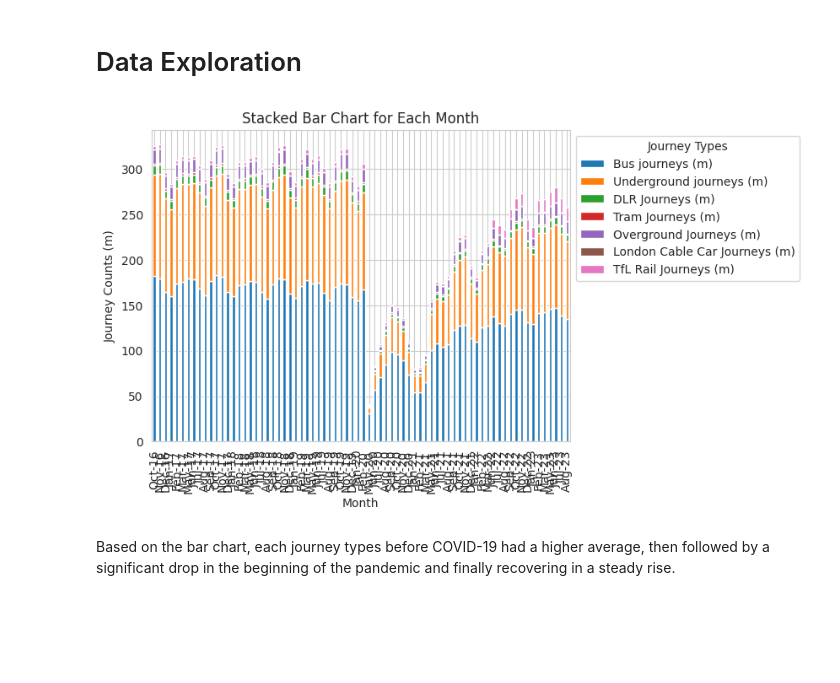
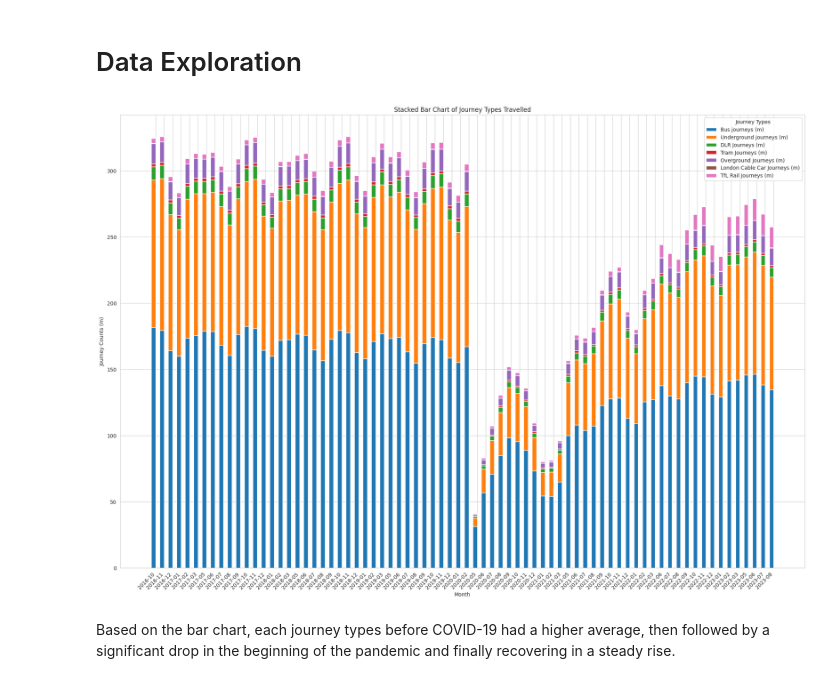
Before and after one commit to adhl-0216/MTU-Data-Analytics-Final-CA, a Jupyter notebook: London Public Transport Analysis.ipynb, the cells around one changed output. Cells and saved outputs as stored; diff of their text form; code cells hidden in the pictures; blank space fills up the shorter version.

```diff
--- a/London Public Transport Analysis.ipynb
+++ b/London Public Transport Analysis.ipynb
@@ -173,19 +172,37 @@ df
 74 rows × 8 columns
 # %% [markdown]
 # Data Exploration
-# %%
-import matplotlib.pyplot as plt
-
-df.iloc[:,:-1].plot(kind='bar', stacked=True)
-
-
-plt.title('Stacked Bar Chart for Each Month')
-plt.xlabel('Month')
-plt.ylabel('Journey Counts (m)')
-plt.legend(title='Journey Types', bbox_to_anchor=(1, 1))
-plt.show()
-# %% [output]
-[figure, removed]
+# %%
+import matplotlib.pyplot as plt
+import numpy as np
+
+
+# Extract journey types
+journey_types = df.iloc[:, :-1]
+
+# Plotting a stacked bar chart with increased spacing
+fig, ax = plt.subplots(figsize=(24, 16))
+
+# Adjust bar width and add some padding
+bar_width = 0.5  # Adjust as needed
+bar_padding = 0.5  # Adjust as needed
+num_months = len(df)
+bar_positions = np.arange(num_months) * (bar_width + bar_padding)
+
+# Plot each journey type with cumulative sum
+for i in range(len(journey_types.columns)):
+    ax.bar(bar_positions, journey_types.iloc[:, i], width=bar_width, label=journey_types.columns[i], bottom=journey_types.iloc[:, :i].sum(axis=1))
+
+plt.xticks(np.arange(num_months) * (bar_width + bar_padding) + bar_width / 2, df.index, rotation=45, ha='right')
+
+ax.set_title('Stacked Bar Chart of Journey Types Travelled')
+ax.set_xlabel('Month')
+ax.set_ylabel('Journey Counts (m)')
+ax.legend(title='Journey Types', bbox_to_anchor=(1, 1))
+
+plt.show()
+# %% [output]
+[figure, added]
 # %% [markdown]
 Based on the bar chart, each journey types before COVID-19 had a higher average, then followed by a significant drop in the beginning of the pandemic and finally recovering in a steady rise.
 # %%
```
Also changed, not shown: parts of 6 cells of this notebook.
